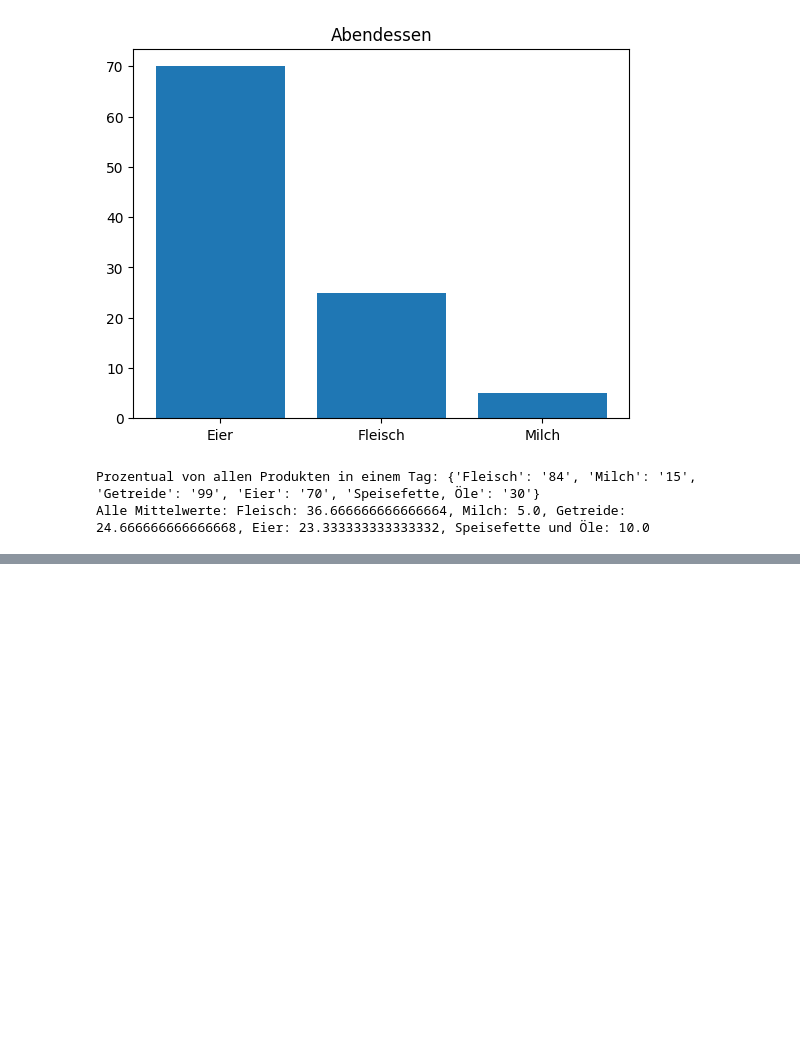
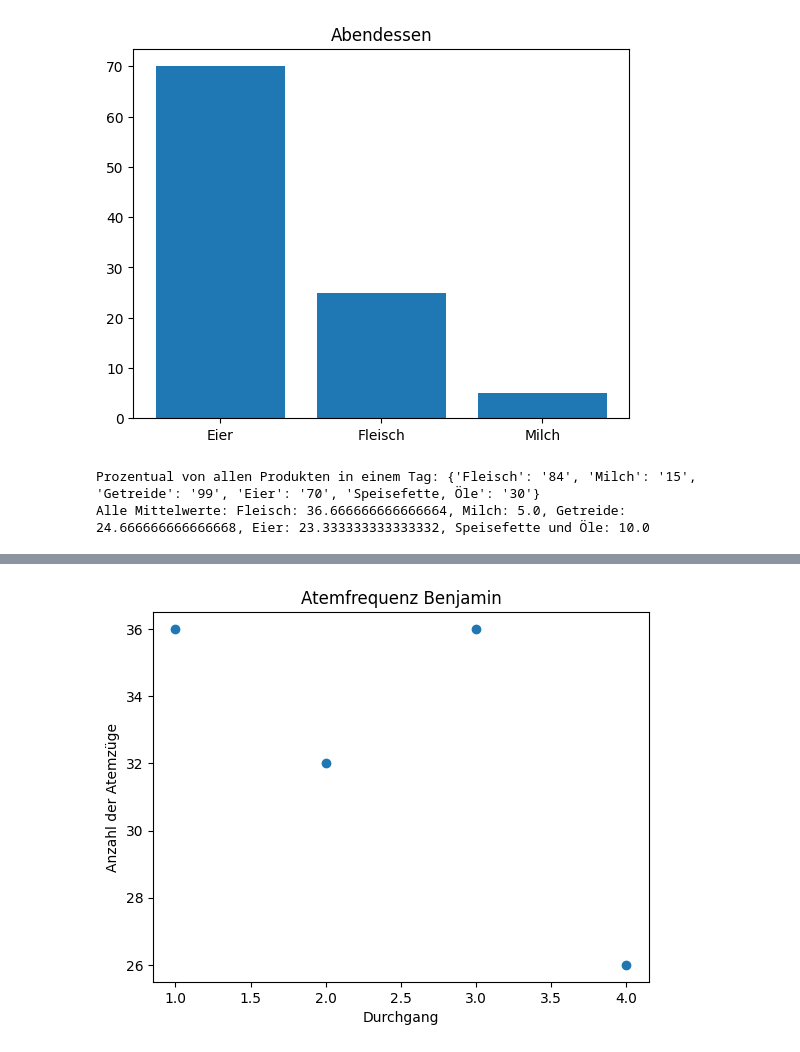
Before and after one commit to DonPedroDado/VSCode, a Jupyter notebook: biologie.ipynb, the cells around one changed output, grey strips where cells are left out. Cells and saved outputs as stored; diff of their text form; code cells hidden in the pictures; blank space fills up the shorter version.

```diff
--- a/biologie.ipynb
+++ b/biologie.ipynb
@@ -112,0 +123,10 @@ Alle Mittelwerte: Fleisch: 36.666666666666664, Milch: 5.0, Getreide: 24.66666666
+# %%
+Durchgang2=np.array([1,2,3,4])
+Anzahl_der_Atemzuege=np.array([36,32,36,26])
+plt.scatter(x=Durchgang2, y=Anzahl_der_Atemzuege)
+plt.xlabel("Durchgang")
+plt.ylabel("Anzahl der Atemzüge")
+plt.title("Atemfrequenz Benjamin")
+plt.show()
+# %% [output]
+[figure, added]
```
Also changed, not shown: parts of 2 cells of this notebook, 6 other files.
